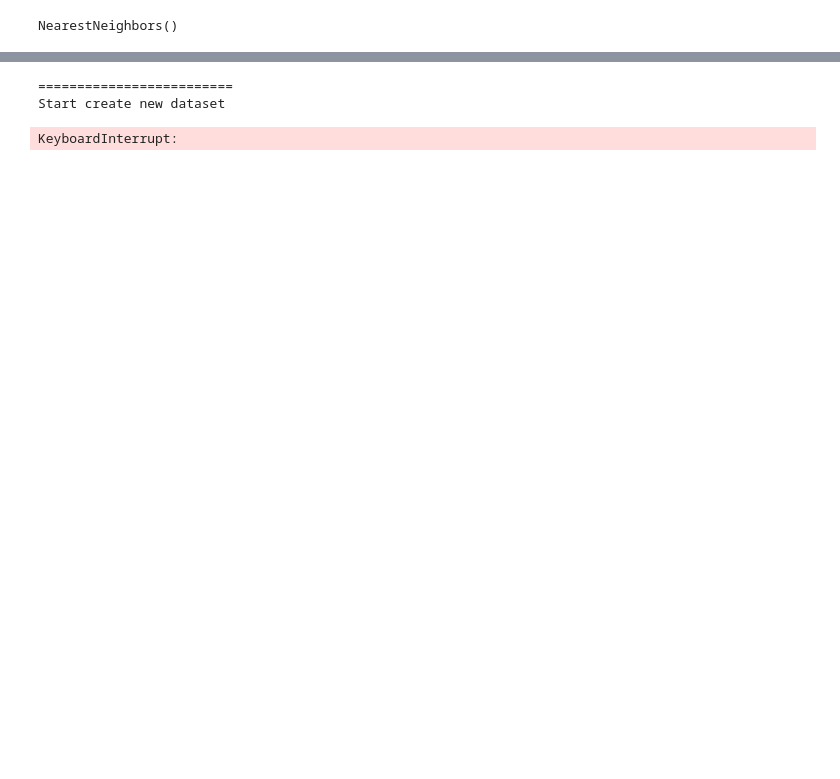
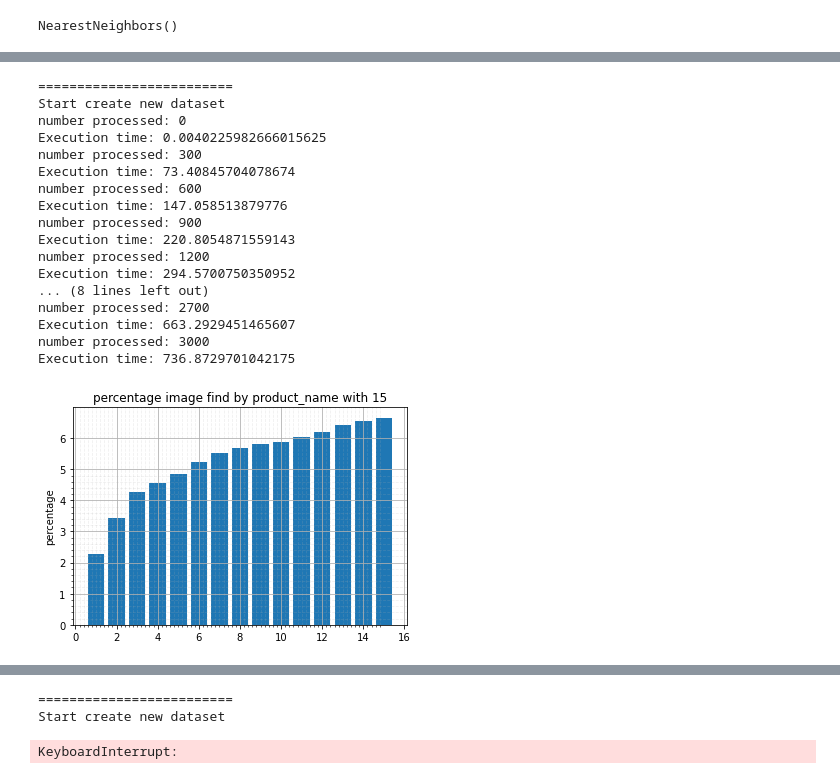
Before and after one commit to HubHetic/Open-Food-Fact, a Jupyter notebook: notebook/test.ipynb, the cells around one changed output, grey strips where cells are left out. Cells and saved outputs as stored; diff of their text form; code cells hidden in the pictures; blank space fills up the shorter version.

```diff
--- a/notebook/test.ipynb
+++ b/notebook/test.ipynb
@@ -43,0 +94,21 @@ Execution time: 1207.8183708190918
+# %%
+performance_test_cnn(nb_pictures_test=15, verbose=True)
+# %% [output]
+=========================
+Start create new dataset
+number processed: 0
+Execution time: 0.0040225982666015625
+number processed: 300
+Execution time: 73.40845704078674
+number processed: 600
+Execution time: 147.058513879776
+number processed: 900
+Execution time: 220.8054871559143
+number processed: 1200
+Execution time: 294.5700750350952
+... (8 lines left out)
+number processed: 2700
+Execution time: 663.2929451465607
+number processed: 3000
+Execution time: 736.8729701042175
+[figure, added]
```
Also changed, not shown: parts of 38 cells of this notebook, 3 other files.
